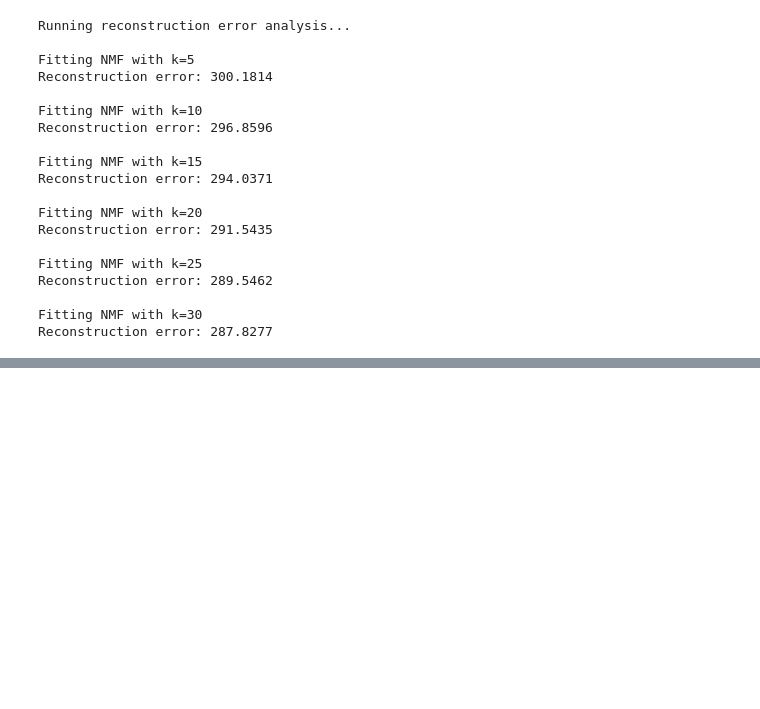
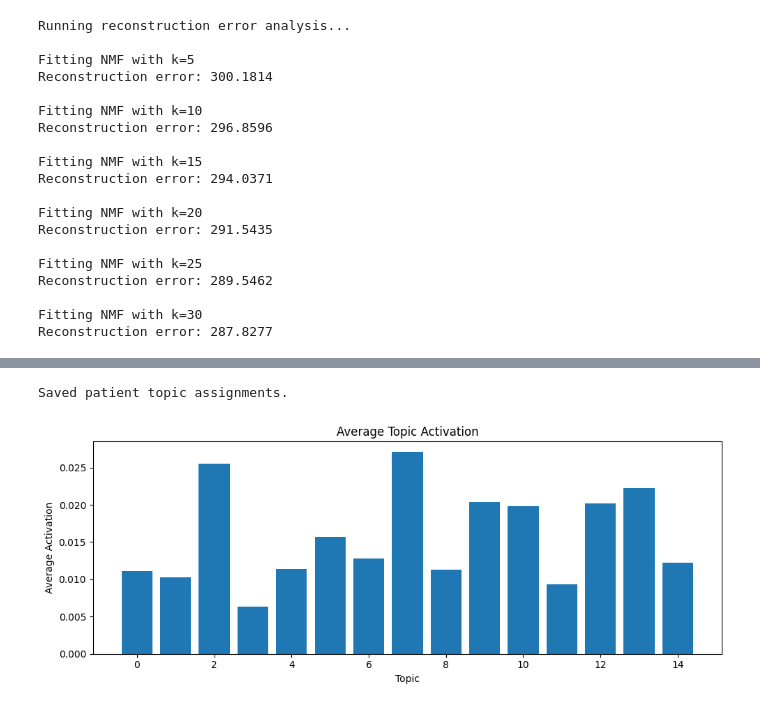
Before and after one commit to vdk0987/medical_document_clustering, a Jupyter notebook: notebooks/nmf.ipynb, the cells around one changed output, grey strips where cells are left out. Drawn from its saved outputs; the diff is of its cells as text; code cells hidden in the pictures; blank space fills up the shorter version.

```diff
--- a/notebooks/nmf.ipynb
+++ b/notebooks/nmf.ipynb
@@ -78,0 +253,33 @@ Reconstruction error: 287.8277
+# %%
+topic_df.to_csv(
+    "../features/patient_topics.csv",
+    index=False
+)
+
+print("\nSaved patient topic assignments.")
+# %% [output]
+Saved patient topic assignments.
+# %%
+topic_means = W.mean(axis=0)
+
+plt.figure(figsize=(10, 4))
+
+plt.bar(
+    range(FINAL_K),
+    topic_means
+)
+
+plt.xlabel("Topic")
+plt.ylabel("Average Activation")
+plt.title("Average Topic Activation")
+
+plt.tight_layout()
+
+plt.savefig(
+    "../outputs/topic_activation.png",
+    dpi=150
+)
+
+plt.show()
+# %% [output]
+[figure, added]
```
Also changed, not shown: parts of 9 cells of this notebook.
